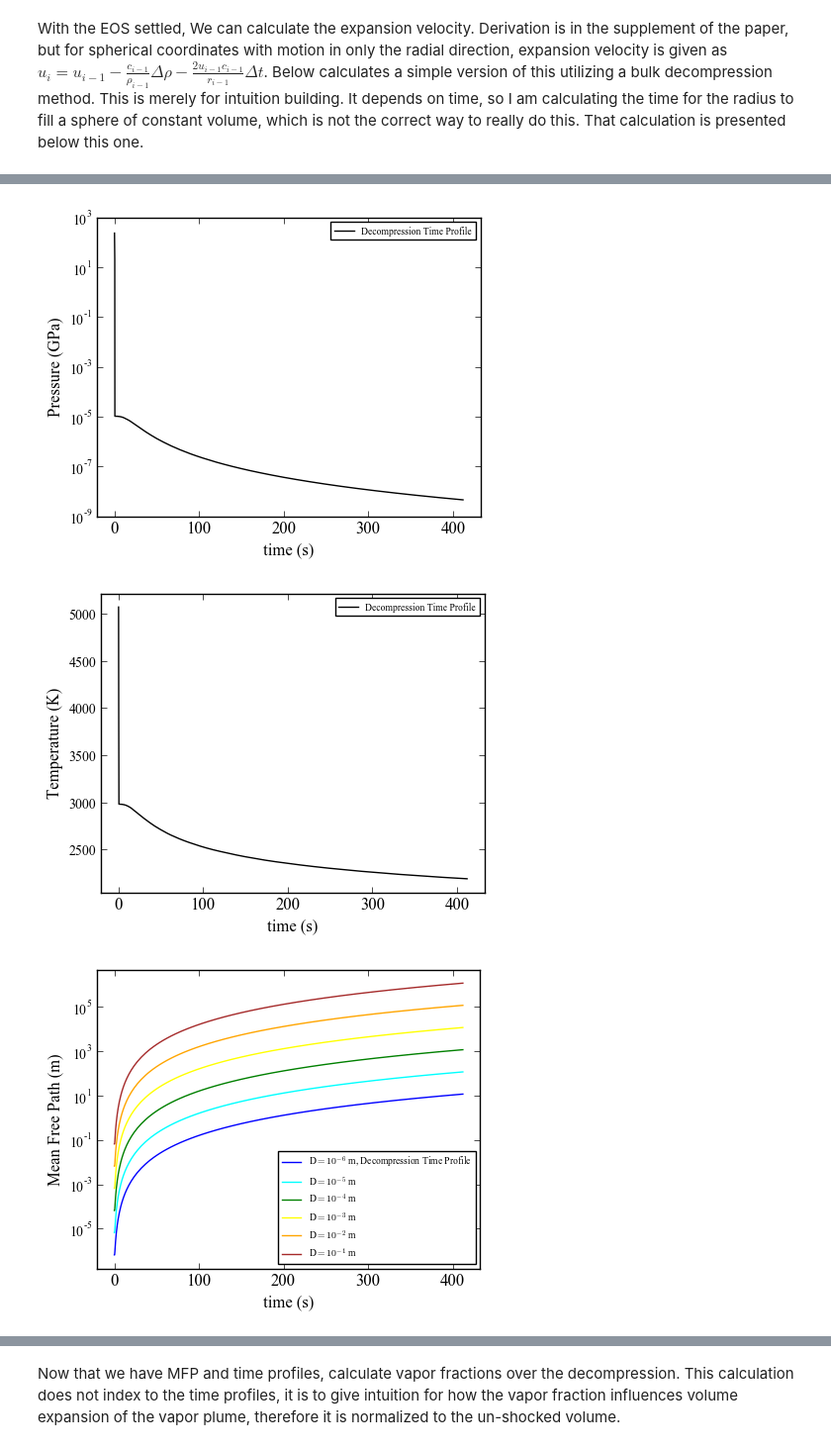
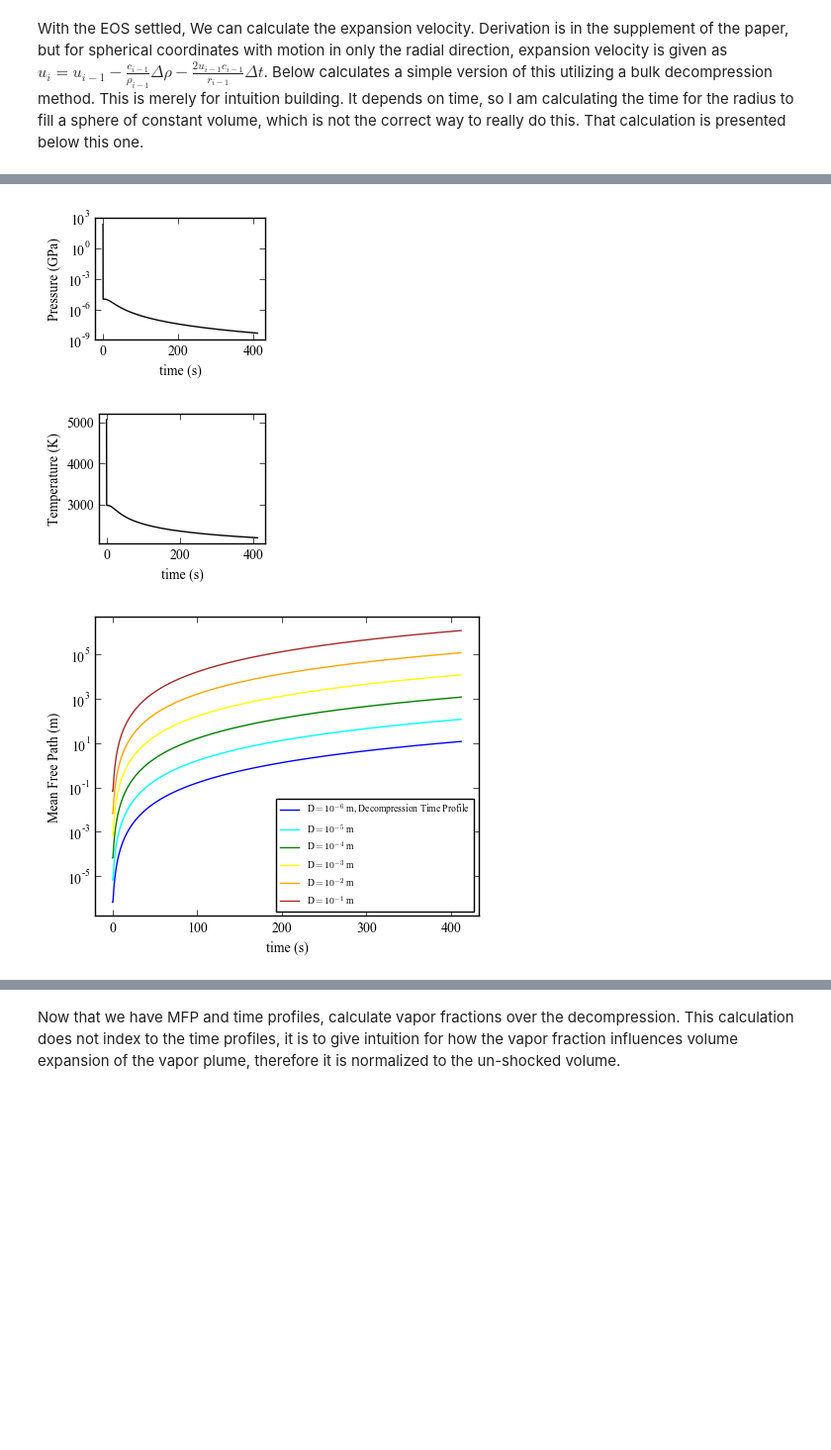
Before and after one commit to edavi006/Vapor_Plume_Expansion, a Jupyter notebook: Calculations/aneos-forsterite-2019-master/VaporPlumeExpansion.ipynb, the cells around one changed output, grey strips where cells are left out. Shown at 99% size. Saved outputs shown, nothing was run; the diff lists cells and outputs as text; code cells hidden in the pictures; blank space fills up the shorter version.

```diff
--- a/Calculations/aneos-forsterite-2019-master/VaporPlumeExpansion.ipynb
+++ b/Calculations/aneos-forsterite-2019-master/VaporPlumeExpansion.ipynb
@@ -23,7 +23,7 @@ Order of operations
 #User parameter inputs
 #Simple user inputs, nothing else should need changing
 #Enotropy value of the release isentrope
-S_cho=4000 #J/K/kg
+S_cho=6500 #J/K/kg
 
 #Assume spherical expansion for volume
 #Input initial compressed radius
@@ -81,10 +81,10 @@ import eostable as eos
 
 ########Plot Parameters begin############3
 #These control font size in plots.
-params = {'legend.fontsize': 12,
-         'axes.labelsize': 12,
-         'axes.titlesize':12,
-         'xtick.labelsize':12,
+params = {'legend.fontsize': 10,
+         'axes.labelsize': 10,
+         'axes.titlesize':10,
+         'xtick.labelsize':10,
          'ytick.labelsize':10}
 from cycler import cycler
 plt.rcParams['axes.prop_cycle'] = cycler(color='bgrcmyk')
@@ -638,7 +665,7 @@ plt.savefig('MFP_Vf.pdf', format='pdf', dpi=1000)
 # %%
 #Time profile plots
 ##P-time###
-plt.figure()
+plt.figure(figsize=[2.5,2])
 plt.plot(total_time[::-1],forstEOS.P[S_ind,Ptp_ind:P_ind],'-',color='black',label='Decompression Time Profile')
 
 
@@ -646,14 +673,15 @@ plt.semilogy()
 
 plt.ylabel('Pressure (GPa)')
 plt.xlabel('time (s)')
-plt.legend(loc='best', fontsize='x-small',numpoints=1,scatterpoints=1)
+#plt.legend(loc='best', fontsize='medium',numpoints=1,scatterpoints=1)
 
 #plt.xlim(0,15000)
 plt.ylim(10**(-9),1000)
+plt.tight_layout()
 plt.savefig('P_Time.pdf', format='pdf', dpi=1000)
 
 ##T-time###
-plt.figure()
+plt.figure(figsize=[2.5,2])
 plt.plot(total_time[::-1],forstEOS.T[S_ind,Ptp_ind:P_ind],'-',color='black',label='Decompression Time Profile')
 
 
@@ -661,7 +689,8 @@ plt.plot(total_time[::-1],forstEOS.T[S_ind,Ptp_ind:P_ind],'-',color='black',labe
 
 plt.ylabel('Temperature (K)')
 plt.xlabel('time (s)')
-plt.legend(loc='best', fontsize='x-small',numpoints=1,scatterpoints=1)
+#plt.legend(loc='best', fontsize='medium',numpoints=1,scatterpoints=1)
+plt.tight_layout()
 plt.savefig('T_Time.pdf', format='pdf', dpi=1000)
 
 #plt.xlim(0,15000)
@@ -736,33 +765,33 @@ plt.savefig('R_Time.pdf', format='pdf', dpi=1000)
 plt.figure()
 plt.plot(total_time[:],(4/3)*np.pi*(rf_scaled[:]**3),'-',color='black',label='Decompression Time Profile')
 plt.semilogy()
 
 plt.ylabel('Volume (km^3)')
 plt.xlabel('time (s)')
 plt.legend(loc='best', fontsize='x-small',numpoints=1,scatterpoints=1)
 plt.savefig('V_Time.pdf', format='pdf', dpi=1000)
 
 #plt.xlim(0,15000)
 #plt.ylim(0.0001,1000)
 
 #MFP over current radius versus time
 plt.figure()
 plt.plot(total_time[:],MFP1[:]/(rf_scaled[:]*1000),'-',color='blue',label='D$=10^{-6}$ m, Decompression Time Profile')
 plt.plot(total_time[:],MFP2[:]/(rf_scaled[:]*1000),'-',color='cyan',label='D$=10^{-5}$ m')
 plt.plot(total_time[:],MFP3[:]/(rf_scaled[:]*1000),'-',color='green',label='D$=10^{-4}$ m')
 plt.plot(total_time[:],MFP4[:]/(rf_scaled[:]*1000),'-',color='yellow',label='D$=10^{-3}$ m')
 plt.plot(total_time[:],MFP5[:]/(rf_scaled[:]*1000),'-',color='orange',label='D$=10^{-2}$ m')
 plt.plot(total_time[:],MFP6[:]/(rf_scaled[:]*1000),'-',color='brown',label='D$=10^{-1}$ m')
 plt.hlines(0.5, total_time[0], total_time[-1], colors='black', linestyles='dashed',alpha=0.5, label='1/2 Radius')
 
 #plt.plot(total_time[::-1],MFP4[:],'-',color='yellow',label='D$=10^{-3}$ m')
 plt.semilogy()
 
 plt.ylabel('Mean Free Path/Radius')
 plt.xlabel('time (s)')
 plt.legend(loc='best', fontsize='x-small',numpoints=1,scatterpoints=1)
 plt.savefig('MFP_R_Time.pdf', format='pdf', dpi=1000)
 # %% [output]
-[figure, old version]
+[figure, new version]
-[figure, old version]
+[figure, new version]
-[figure, old version]
+[figure, new version]
```
Also changed, not shown: parts of 20 cells of this notebook, 22 other files.
